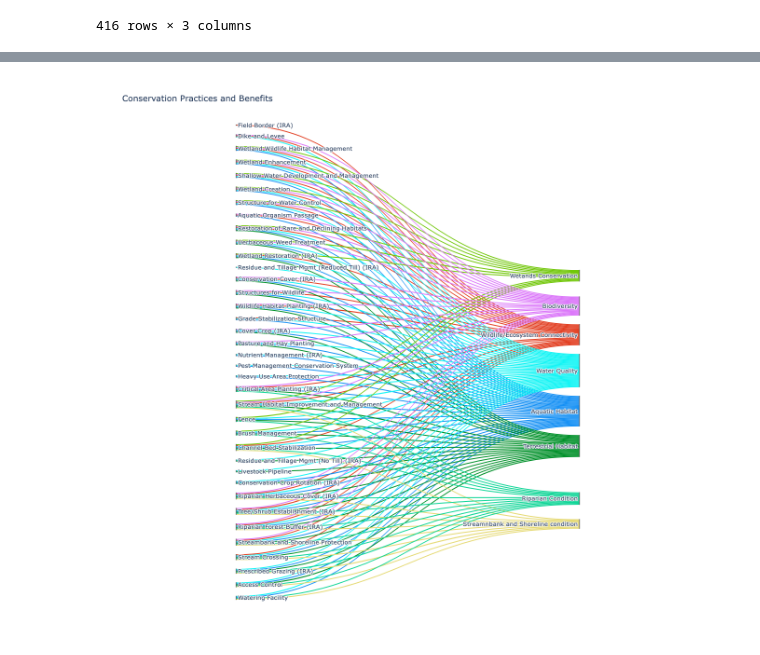
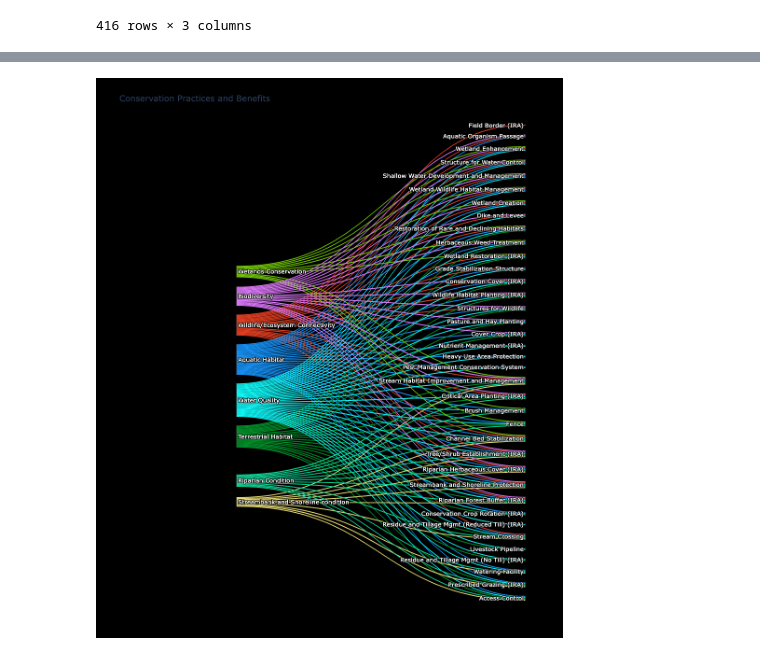
Before and after one commit to Ferguson-Lynch/fl_wlfw, a Jupyter notebook: Sankey.ipynb, the cells around one changed output, grey strips where cells are left out. Cells and saved outputs as stored; diff of their text form; code cells hidden in the pictures.

Commit message:
Updating sankey visualization to make connections clearer

```diff
--- a/Sankey.ipynb
+++ b/Sankey.ipynb
@@ -54,10 +44,11 @@ set(long_data['Benefit'])
  'Wetands Conservation',
  'Wildlife/Ecosystem Connectivity'}
 # %%
+# Custom colors based on all benefits present in the table
 colors = {'Aquatic Habitat': '#1691f5',
           'Biodiversity': '#dc78fa',
  'Riparian Condition': '#0fd697',
- 'Streamnbank and Shoreline condition': '#e6da73',
+ 'Streambank and Shoreline condition': '#e6da73',
  'Terrestrial Habitat': '#01912a',
  'Water Quality': '#11f5f5',
  'Wetands Conservation': '#71c708',
@@ -76,2 +56,7 @@ colors
 # %%
+# Sankey diagram expects a list of strings (labels), and the sources and targets are set by
+# indicies in that list of strings
 labels = list(set(pd.concat([long_data['CP Name'], long_data['Benefit']])))
+long_data['source_idx'] = long_data['Benefit'].apply(lambda x: labels.index(x))
+long_data['target_idx'] = long_data['CP Name'].apply(lambda x: labels.index(x))
+long_data['color'] = long_data['Benefit'].apply(lambda x: colors[x])
@@ -98,14 +63,10 @@ labels
-# %%
-long_data['source_idx'] = long_data['CP Name'].apply(lambda x: labels.index(x))
-long_data['target_idx'] = long_data['Benefit'].apply(lambda x: labels.index(x))
-long_data['color'] = long_data['Benefit'].apply(lambda x: colors[x])
 # %%
 fig = go.Figure(data=[go.Sankey(
     node = dict(
       thickness = 1,
-      color ='#8f8f8f',
+      color = 'black',
       label = labels,
-      hovertemplate='<extra></extra>',
+      hoverinfo='none',
     ),
     link = dict(
       source = long_data['source_idx'],
@@ -113,9 +74,16 @@ fig = go.Figure(data=[go.Sankey(
       value = long_data['value'],
       color = long_data['color'],
       hovertemplate = '%{source.label} benefits %{target.label}<extra></extra>',
+      hoverlabel = dict(bgcolor = 'black', font=dict(size=14)),
+      hovercolor = 'white',
   ))])
 
-fig.update_layout(title_text="Conservation Practices and Benefits", font_size=13, height=1200, margin=dict(l=300))
+fig.update_layout(title_text="Conservation Practices and Benefits",
+                  font_size=13,
+                  height=1200,
+                  margin=dict(l=300),
+                  paper_bgcolor='black')
+fig.update_traces(textfont_color='white', selector=dict(type='sankey'))
 js = '''
 const TEXTPAD = 3; // constant used by Plotly.js
 
@@ -147,33 +115,33 @@ function sankeyNodeLabelsAlign(position, forcePos) {
         break;
 
       case 'right':
         if (!d.left || !forcePos)
           continue;
         x = posX + padX;
         break;
 
       case 'center':
         if (!forcePos && (d.left || d.node.originalLayer === 0))
           continue;
         x = (d.nodeLineWidth + d.visibleWidth)/2 + (d.left ? padX : -posX);
         break;
     }
 
     label.setAttribute('x', x);
     label.setAttribute('text-anchor', textAnchor);
   }
 }
 
 const gd = document.getElementById('{plot_id}');
 const position = 'left';
 const forcePos = true;
 
 gd.on('plotly_afterplot', sankeyNodeLabelsAlign.bind(gd, position, forcePos));
 gd.emit('plotly_afterplot');
 '''
 
 fig.show(post_script=[js])
 # %% [output]
-[figure, old version]
+[figure, new version]
 # %%
 fig.write_html("sankey.html", post_script=[js])
```
Also changed, not shown: parts of 7 cells of this notebook, 1 other file.
